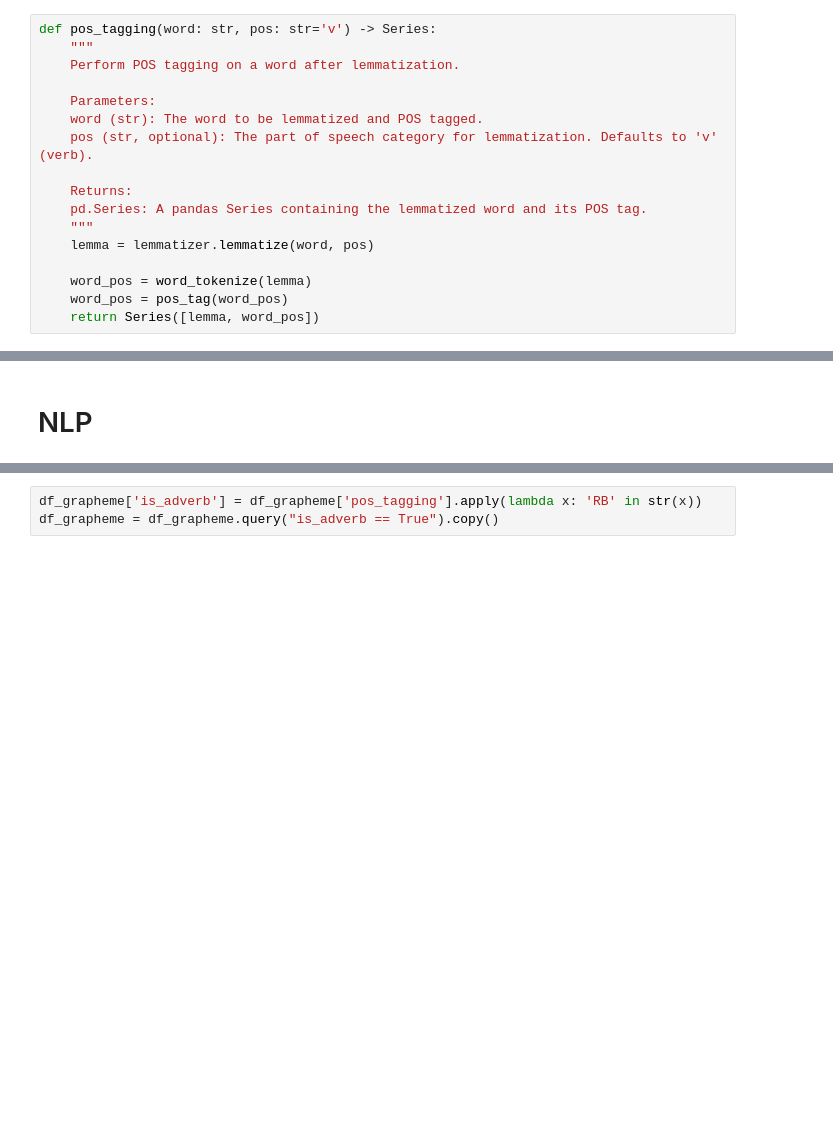
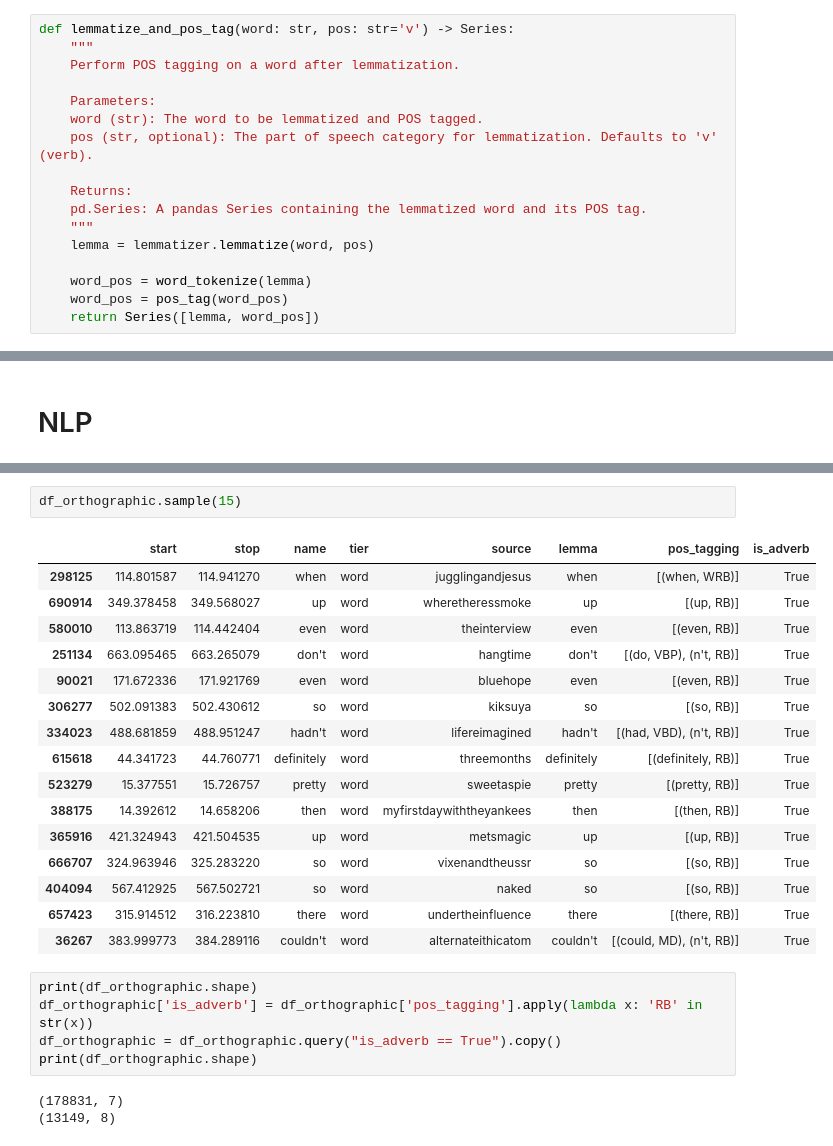
Before and after one commit to amontenegrot/master-thesis, a Jupyter notebook: src/01 nlp.ipynb, the cells around one changed output, grey strips where cells are left out. Saved outputs shown, nothing was run; the diff lists cells and outputs as text; blank space fills up the shorter version.

```diff
--- a/src/01 nlp.ipynb
+++ b/src/01 nlp.ipynb
@@ -37,7 +40,7 @@ def get_path(prev_folders: int = 0) -> str:
 
     return path_str
 # %%
-def pos_tagging(word: str, pos: str='v') -> Series:
+def lemmatize_and_pos_tag(word: str, pos: str='v') -> Series:
     """
     Perform POS tagging on a word after lemmatization.
 
@@ -244,4 +261,28 @@ df_grapheme.sample(n=15).head(15)
+# %%
+df_orthographic.sample(15)
+# %% [output]
+|  | start | stop | name | tier | source | lemma | pos_tagging | is_adverb |
+| 298125 | 114.801587 | 114.941270 | when | word | jugglingandjesus | when | [(when, WRB)] | True |
+| 690914 | 349.378458 | 349.568027 | up | word | wheretheressmoke | up | [(up, RB)] | True |
+| 580010 | 113.863719 | 114.442404 | even | word | theinterview | even | [(even, RB)] | True |
+| 251134 | 663.095465 | 663.265079 | don't | word | hangtime | don't | [(do, VBP), (n't, RB)] | True |
+| 90021 | 171.672336 | 171.921769 | even | word | bluehope | even | [(even, RB)] | True |
+| 306277 | 502.091383 | 502.430612 | so | word | kiksuya | so | [(so, RB)] | True |
+| 334023 | 488.681859 | 488.951247 | hadn't | word | lifereimagined | hadn't | [(had, VBD), (n't, RB)] | True |
+| 615618 | 44.341723 | 44.760771 | definitely | word | threemonths | definitely | [(definitely, RB)] | True |
+| 523279 | 15.377551 | 15.726757 | pretty | word | sweetaspie | pretty | [(pretty, RB)] | True |
+| 388175 | 14.392612 | 14.658206 | then | word | myfirstdaywiththeyankees | then | [(then, RB)] | True |
+| 365916 | 421.324943 | 421.504535 | up | word | metsmagic | up | [(up, RB)] | True |
+| 666707 | 324.963946 | 325.283220 | so | word | vixenandtheussr | so | [(so, RB)] | True |
+| 404094 | 567.412925 | 567.502721 | so | word | naked | so | [(so, RB)] | True |
+| 657423 | 315.914512 | 316.223810 | there | word | undertheinfluence | there | [(there, RB)] | True |
+| 36267 | 383.999773 | 384.289116 | couldn't | word | alternateithicatom | couldn't | [(could, MD), (n't, RB)] | True |
 # %%
-df_grapheme['is_adverb'] = df_grapheme['pos_tagging'].apply(lambda x: 'RB' in str(x))
-df_grapheme = df_grapheme.query("is_adverb == True").copy()
+print(df_orthographic.shape)
+df_orthographic['is_adverb'] = df_orthographic['pos_tagging'].apply(lambda x: 'RB' in str(x))
+df_orthographic = df_orthographic.query("is_adverb == True").copy()
+print(df_orthographic.shape)
+# %% [output]
+(178831, 7)
+(13149, 8)
 # %%
```
Also changed, not shown: parts of 13 cells of this notebook, 2 other files.
